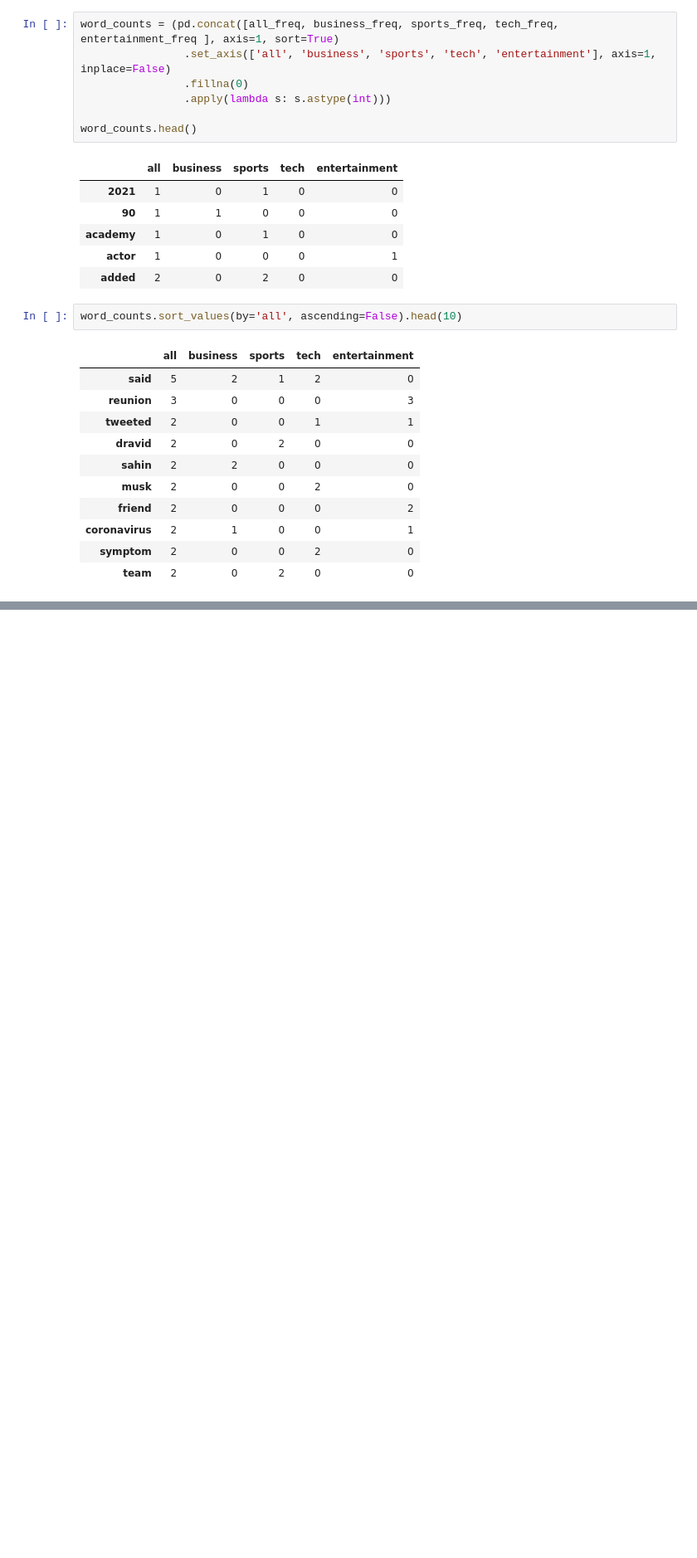
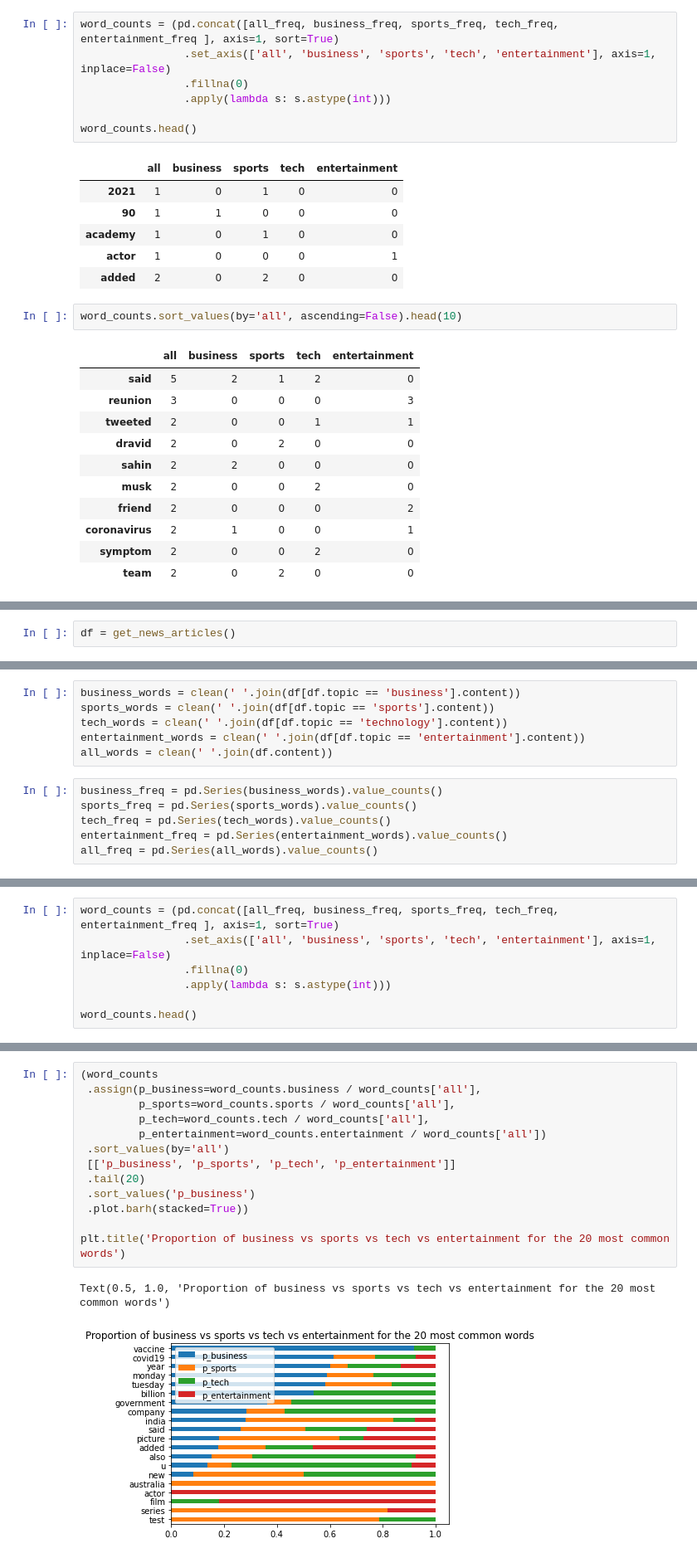
Before and after one commit to matt-c-knight/natural-language-processing-exercises, a Jupyter notebook: explore.ipynb, the cells around one changed output, grey strips where cells are left out. Shown at 83% size. Cells and saved outputs as stored; diff of their text form; blank space fills up the shorter version.

```diff
--- a/explore.ipynb
+++ b/explore.ipynb
@@ -793,0 +864,2 @@ word_counts.sort_values(by='all', ascending=False).head(10)
+# %%
+df = get_news_articles()
@@ -793,0 +875,12 @@ word_counts.sort_values(by='all', ascending=False).head(10)
+# %%
+business_words = clean(' '.join(df[df.topic == 'business'].content))
+sports_words = clean(' '.join(df[df.topic == 'sports'].content))
+tech_words = clean(' '.join(df[df.topic == 'technology'].content))
+entertainment_words = clean(' '.join(df[df.topic == 'entertainment'].content))
+all_words = clean(' '.join(df.content))
+# %%
+business_freq = pd.Series(business_words).value_counts()
+sports_freq = pd.Series(sports_words).value_counts()
+tech_freq = pd.Series(tech_words).value_counts()
+entertainment_freq = pd.Series(entertainment_words).value_counts()
+all_freq = pd.Series(all_words).value_counts()
@@ -793,0 +901,7 @@ word_counts.sort_values(by='all', ascending=False).head(10)
+# %%
+word_counts = (pd.concat([all_freq, business_freq, sports_freq, tech_freq, entertainment_freq ], axis=1, sort=True)
+                .set_axis(['all', 'business', 'sports', 'tech', 'entertainment'], axis=1, inplace=False)
+                .fillna(0)
+                .apply(lambda s: s.astype(int)))
+
+word_counts.head()
@@ -793,0 +929,16 @@ word_counts.sort_values(by='all', ascending=False).head(10)
+# %%
+(word_counts
+ .assign(p_business=word_counts.business / word_counts['all'],
+         p_sports=word_counts.sports / word_counts['all'],
+         p_tech=word_counts.tech / word_counts['all'],
+         p_entertainment=word_counts.entertainment / word_counts['all'])
+ .sort_values(by='all')
+ [['p_business', 'p_sports', 'p_tech', 'p_entertainment']]
+ .tail(20)
+ .sort_values('p_business')
+ .plot.barh(stacked=True))
+
+plt.title('Proportion of business vs sports vs tech vs entertainment for the 20 most common words')
+# %% [output]
+Text(0.5, 1.0, 'Proportion of business vs sports vs tech vs entertainment for the 20 most common words')
+[figure, added]
```
Also changed, not shown: parts of 9 cells of this notebook.
